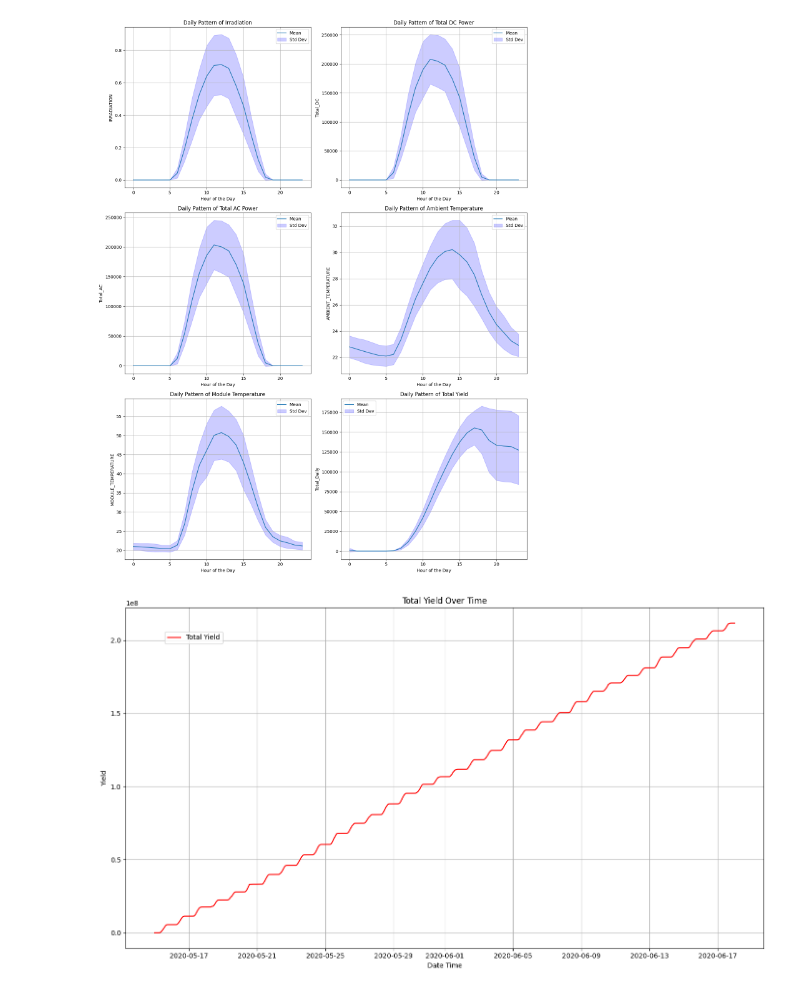
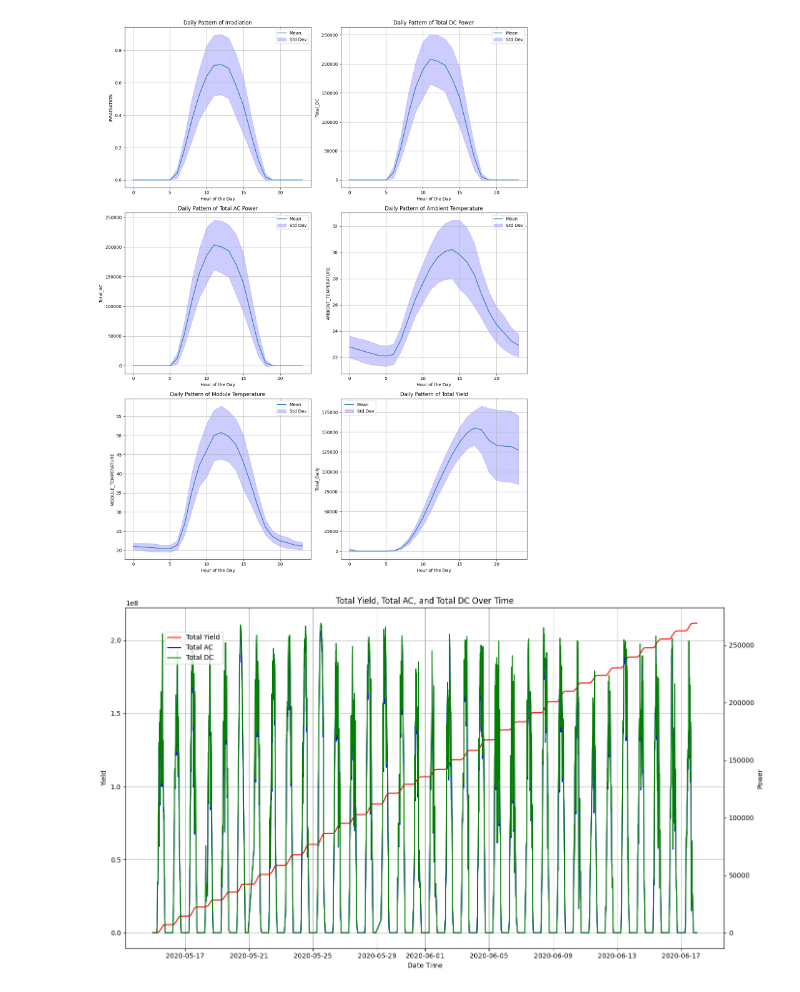
Before and after one commit to FelberPeter/Assigment-4, a Jupyter notebook: Solarpower.ipynb, the cells around one changed output. Saved outputs shown, nothing was run; the diff lists cells and outputs as text; code cells hidden in the pictures.

```diff
--- a/Solarpower.ipynb
+++ b/Solarpower.ipynb
@@ -509,20 +515,27 @@ plt.show()
 # %% [output]
 [figure]
 # %%
-
 fig, ax1 = plt.subplots(figsize=(14, 8))
 
+# Plot Total Yield
 ax1.plot(df_summed['DATE_TIME'], df_summed['Total_Yield'], label='Total Yield', color='r')
 ax1.set_xlabel('Date Time')
 ax1.set_ylabel('Yield')
 ax1.tick_params(axis='y')
 ax1.grid()
 
+# Create a second y-axis to plot Total_AC and Total_DC
+ax2 = ax1.twinx()
+ax2.plot(df_summed['DATE_TIME'], df_summed['Total_AC'], label='Total AC', color='b')
+ax2.plot(df_summed['DATE_TIME'], df_summed['Total_DC'], label='Total DC', color='g')
+ax2.set_ylabel('Power')
+ax2.tick_params(axis='y')
+
 # Add title and legends
-plt.title('Total Yield Over Time')
+plt.title('Total Yield, Total AC, and Total DC Over Time')
 fig.tight_layout()
 fig.legend(loc='upper left', bbox_to_anchor=(0.1, 0.9))
 
 plt.show()
 # %% [output]
-[figure, old version]
+[figure, new version]
```
Also changed, not shown: parts of 16 cells of this notebook, 2 other files.
